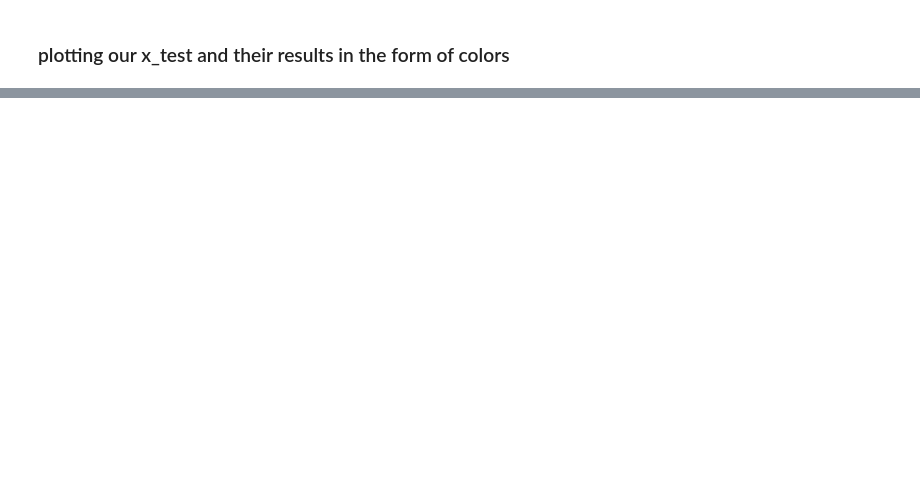
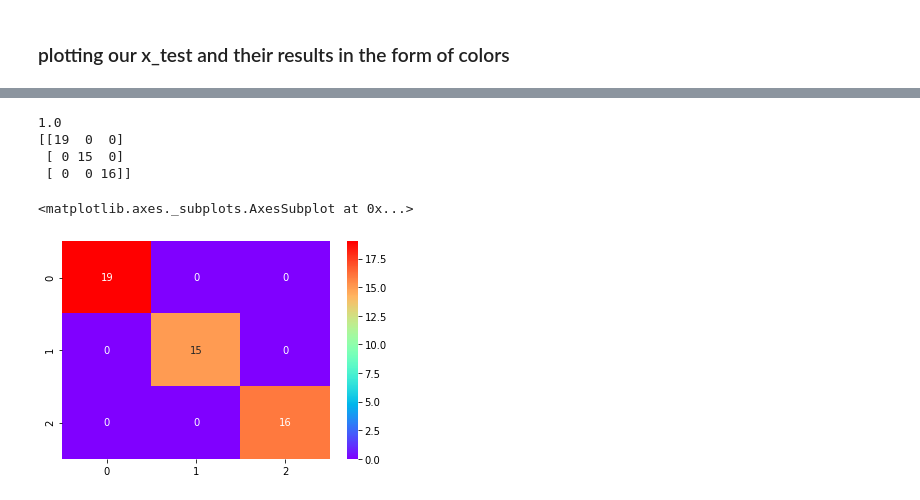
Before and after one commit to Tanzeel550/Complete-References, a Jupyter notebook: ML - SVM (Support Vector Machines).ipynb, the cells around one changed output, grey strips where cells are left out. Saved outputs shown, nothing was run; the diff lists cells and outputs as text; code cells hidden in the pictures; blank space fills up the shorter version.

```diff
--- a/ML - SVM (Support Vector Machines).ipynb
+++ b/ML - SVM (Support Vector Machines).ipynb
@@ -147,0 +165,17 @@ plot_3D(x_test[::,0],x_test[::,1],x_test[::,2],y_test)
+# %%
+from sklearn.model_selection import GridSearchCV
+
+m = SVC()
+
+params = {
+    'C':np.arange(0,10),
+    'kernel':['rbf','linear','poly','sigmoid'],
+    'gamma':np.linspace(0.1,1,9)
+}
+grid_kn = GridSearchCV(estimator = m,
+                        param_grid = params,
+                        scoring = 'accuracy',
+                        cv = 5,
+                        verbose = 1,
+                        n_jobs = -1)
+grid_search = grid_kn.fit(x_train, y_train)
@@ -147,0 +188,2 @@ plot_3D(x_test[::,0],x_test[::,1],x_test[::,2],y_test)
+# %%
+pred = grid_search.predict(x_test)
@@ -147,0 +207,17 @@ plot_3D(x_test[::,0],x_test[::,1],x_test[::,2],y_test)
+# %%
+from sklearn.metrics import confusion_matrix, accuracy_score, plot_confusion_matrix
+
+print(accuracy_score(y_test,pred))
+
+print(confusion_matrix(y_test,pred))
+# %% [output]
+1.0
+[[19  0  0]
+ [ 0 15  0]
+ [ 0  0 16]]
+# %%
+import seaborn as sns
+sns.heatmap(data=confusion_matrix(y_test,pred),annot=True,cmap='rainbow')
+# %% [output]
+<matplotlib.axes._subplots.AxesSubplot at 0x...>
+[figure, added]
```
Also changed, not shown: parts of 20 cells of this notebook.
